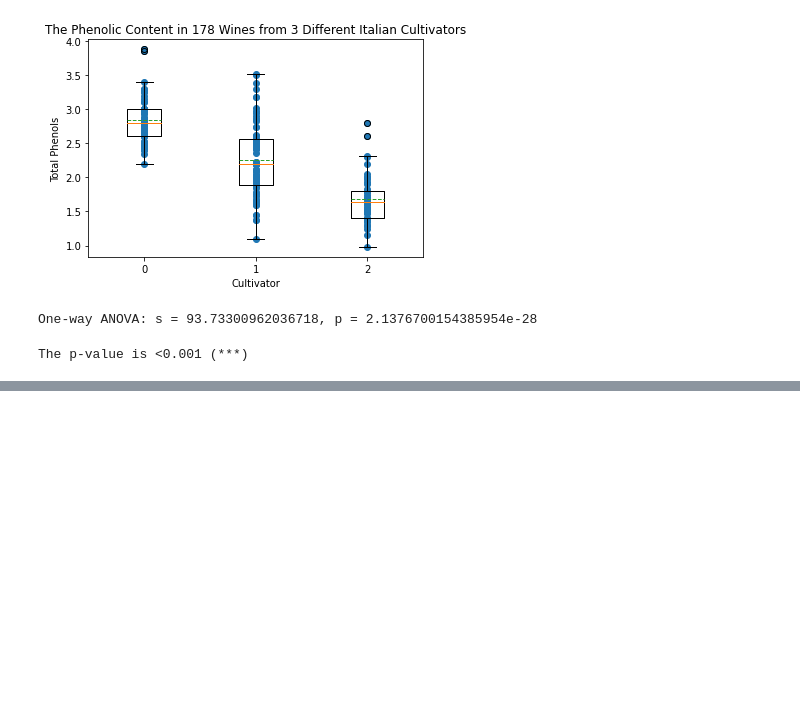
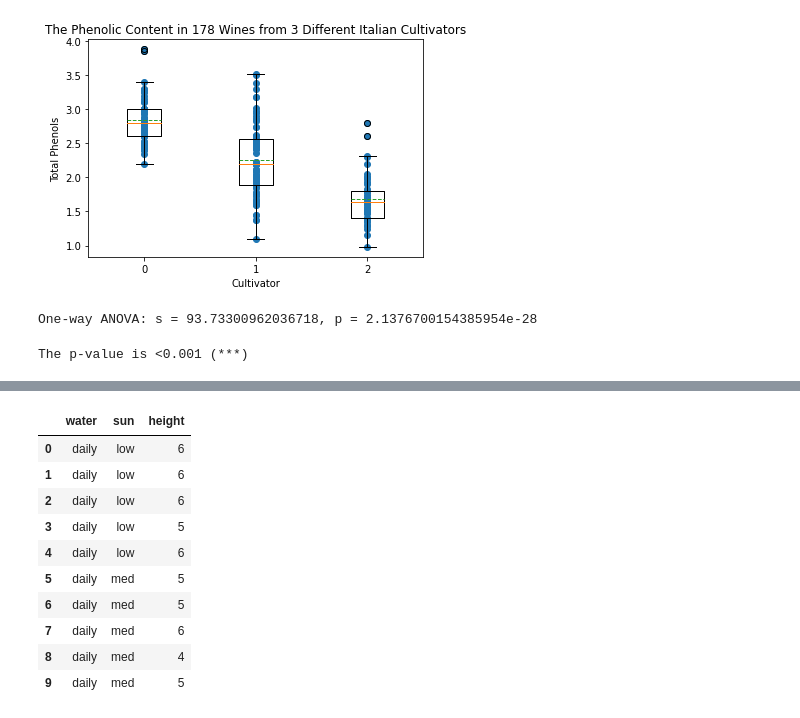
Before and after one commit to shionguha/inf2178-expdesignfordatascience-w23, a Jupyter notebook: notebooks/anova.ipynb, the cells around one changed output, grey strips where cells are left out. Drawn from its saved outputs; the diff is of its cells as text; code cells hidden in the pictures; blank space fills up the shorter version.

```diff
--- a/notebooks/anova.ipynb
+++ b/notebooks/anova.ipynb
@@ -97,0 +130,26 @@ The p-value is <0.001 (***)
+# %%
+#2 way anova
+import numpy as np
+import pandas as pd
+
+#create data
+df = pd.DataFrame({'water': np.repeat(['daily', 'weekly'], 15),
+                   'sun': np.tile(np.repeat(['low', 'med', 'high'], 5), 2),
+                   'height': [6, 6, 6, 5, 6, 5, 5, 6, 4, 5,
+                              6, 6, 7, 8, 7, 3, 4, 4, 4, 5,
+                              4, 4, 4, 4, 4, 5, 6, 6, 7, 8]})
+
+#view first ten rows of data
+df[:10]
+# %% [output]
+|  | water | sun | height |
+| 0 | daily | low | 6 |
+| 1 | daily | low | 6 |
+| 2 | daily | low | 6 |
+| 3 | daily | low | 5 |
+| 4 | daily | low | 6 |
+| 5 | daily | med | 5 |
+| 6 | daily | med | 5 |
+| 7 | daily | med | 6 |
+| 8 | daily | med | 4 |
+| 9 | daily | med | 5 |
```
Also changed, not shown: parts of 14 cells of this notebook.
